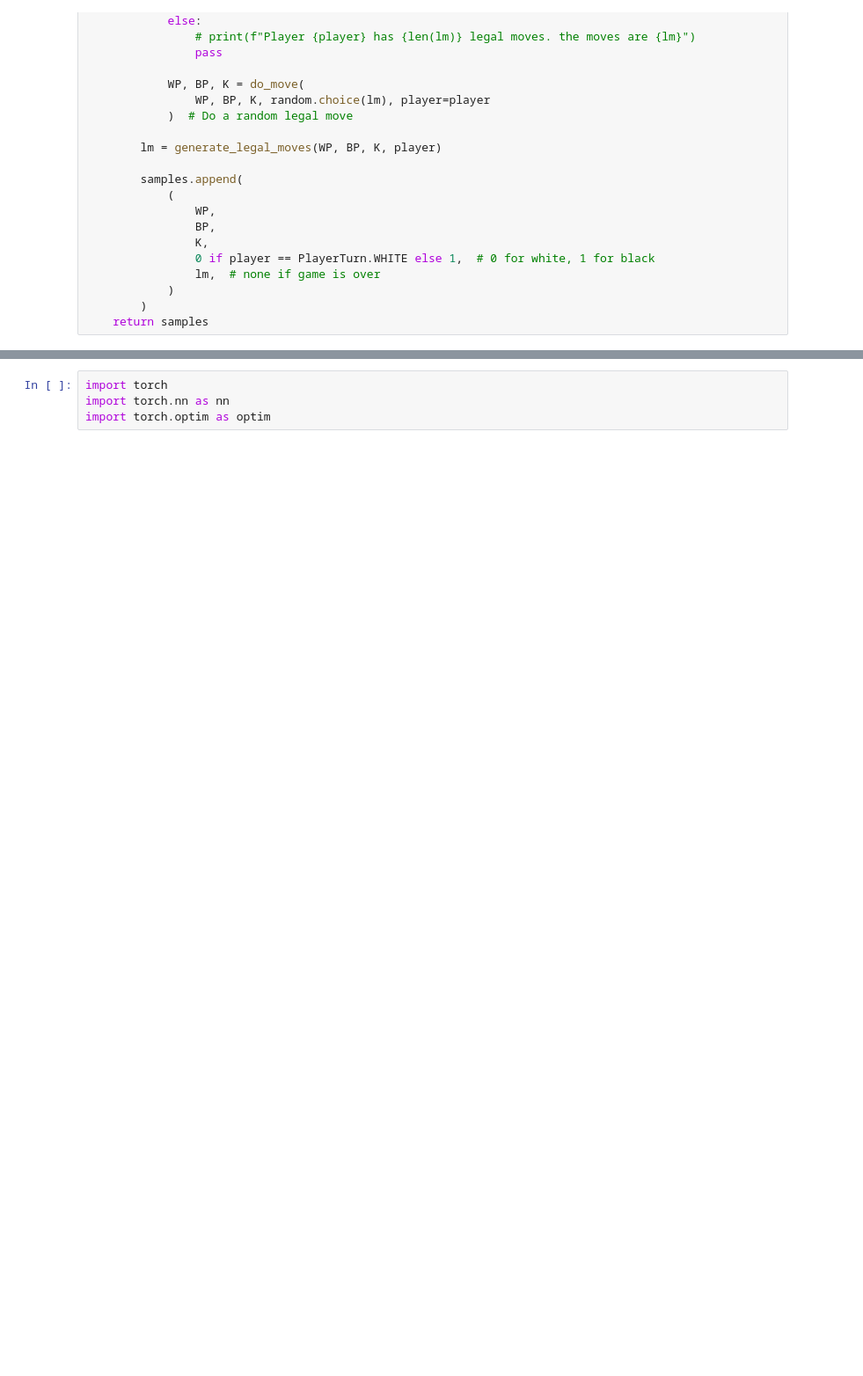
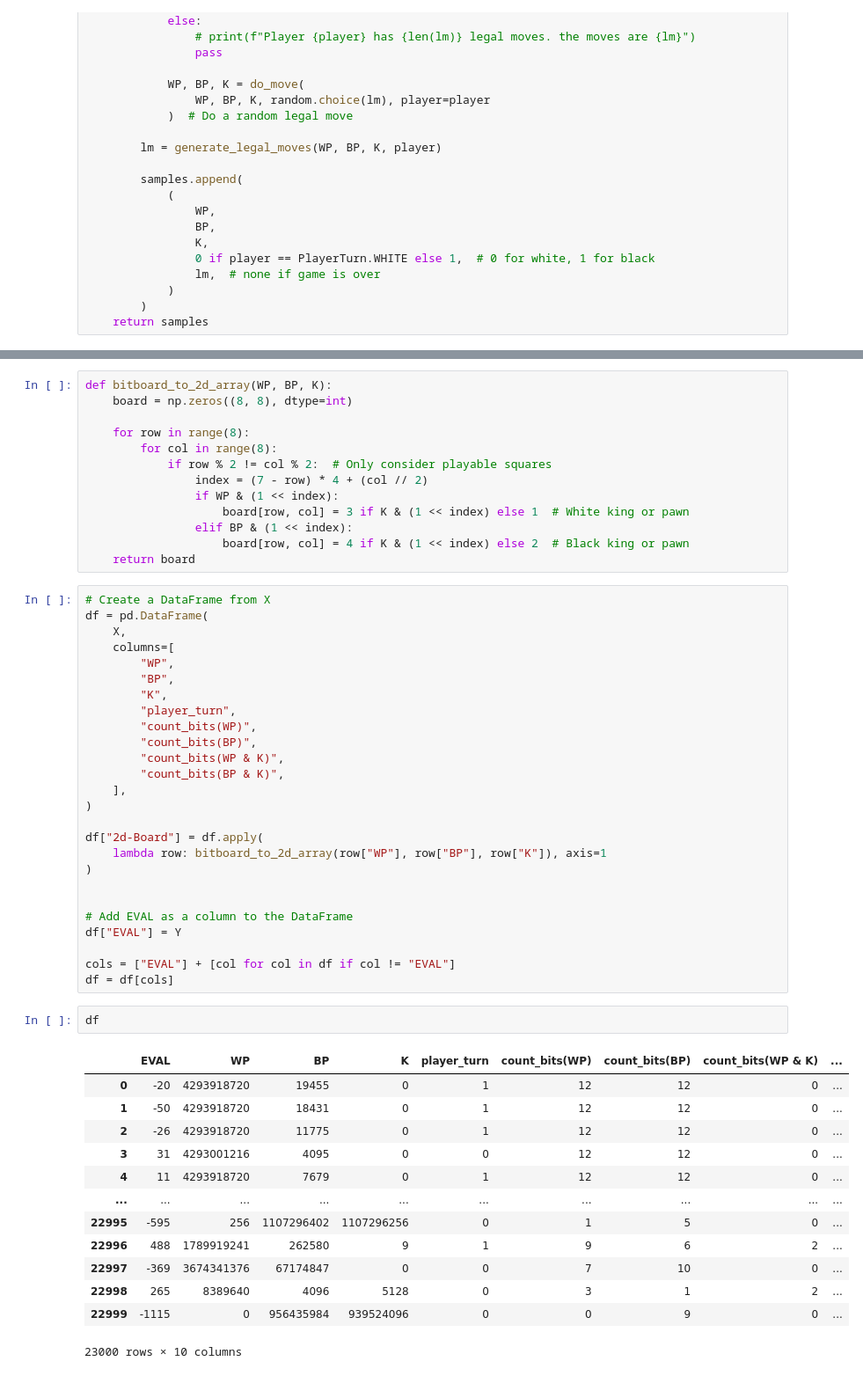
Before and after one commit to ak2k2/Checkers-Alpha-Beta-AI, a Jupyter notebook: src/FFNN.ipynb, the cells around one changed output, grey strips where cells are left out. Shown: that part at 88% size. Cells and saved outputs as stored; diff of their text form; blank space fills up the shorter version.

```diff
--- a/src/FFNN.ipynb
+++ b/src/FFNN.ipynb
@@ -151,4 +150,55 @@ Number of games that ended with black to move: 4
-# %%
-import torch
-import torch.nn as nn
-import torch.optim as optim
+# %%
+def bitboard_to_2d_array(WP, BP, K):
+    board = np.zeros((8, 8), dtype=int)
+
+    for row in range(8):
+        for col in range(8):
+            if row % 2 != col % 2:  # Only consider playable squares
+                index = (7 - row) * 4 + (col // 2)
+                if WP & (1 << index):
+                    board[row, col] = 3 if K & (1 << index) else 1  # White king or pawn
+                elif BP & (1 << index):
+                    board[row, col] = 4 if K & (1 << index) else 2  # Black king or pawn
+    return board
+# %%
+# Create a DataFrame from X
+df = pd.DataFrame(
+    X,
+    columns=[
+        "WP",
+        "BP",
+        "K",
+        "player_turn",
+        "count_bits(WP)",
+        "count_bits(BP)",
+        "count_bits(WP & K)",
+        "count_bits(BP & K)",
+    ],
+)
+
+df["2d-Board"] = df.apply(
+    lambda row: bitboard_to_2d_array(row["WP"], row["BP"], row["K"]), axis=1
+)
+
+
+# Add EVAL as a column to the DataFrame
+df["EVAL"] = Y
+
+cols = ["EVAL"] + [col for col in df if col != "EVAL"]
+df = df[cols]
+# %%
+df
+# %% [output]
+|  | EVAL | WP | BP | K | player_turn | count_bits(WP) | count_bits(BP) | count_bits(WP & K) | ... |
+| 0 | -20 | 4293918720 | 19455 | 0 | 1 | 12 | 12 | 0 | ... |
+| 1 | -50 | 4293918720 | 18431 | 0 | 1 | 12 | 12 | 0 | ... |
+| 2 | -26 | 4293918720 | 11775 | 0 | 1 | 12 | 12 | 0 | ... |
+| 3 | 31 | 4293001216 | 4095 | 0 | 0 | 12 | 12 | 0 | ... |
+| 4 | 11 | 4293918720 | 7679 | 0 | 1 | 12 | 12 | 0 | ... |
+| ... | ... | ... | ... | ... | ... | ... | ... | ... | ... |
+| 22995 | -595 | 256 | 1107296402 | 1107296256 | 0 | 1 | 5 | 0 | ... |
+| 22996 | 488 | 1789919241 | 262580 | 9 | 1 | 9 | 6 | 2 | ... |
+| 22997 | -369 | 3674341376 | 67174847 | 0 | 0 | 7 | 10 | 0 | ... |
+| 22998 | 265 | 8389640 | 4096 | 5128 | 0 | 3 | 1 | 2 | ... |
+| 22999 | -1115 | 0 | 956435984 | 939524096 | 0 | 0 | 9 | 0 | ... |
+23000 rows × 10 columns
```
Also changed, not shown: parts of 13 cells of this notebook, 2 other files.
